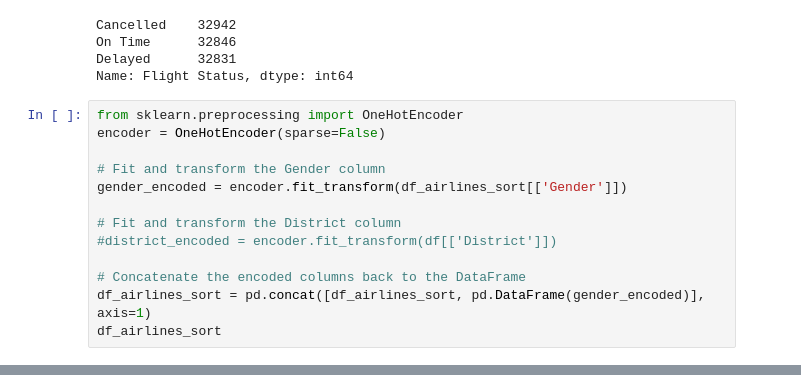
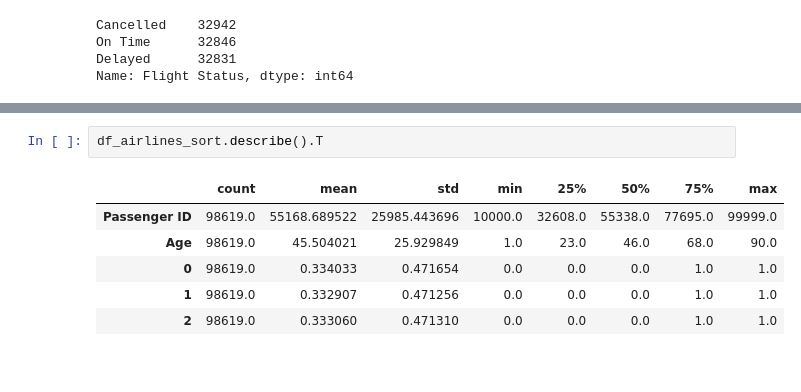
Before and after one commit to Nlasry1996/Airlines, a Jupyter notebook: Airlines.ipynb, the cells around one changed output, grey strips where cells are left out. Cells and saved outputs as stored; diff of their text form.

```diff
--- a/Airlines.ipynb
+++ b/Airlines.ipynb
@@ -124,16 +124,3 @@ Cancelled    32942
 On Time      32846
 Delayed      32831
 Name: Flight Status, dtype: int64
-# %%
-from sklearn.preprocessing import OneHotEncoder
-encoder = OneHotEncoder(sparse=False)
-
-# Fit and transform the Gender column
-gender_encoded = encoder.fit_transform(df_airlines_sort[['Gender']])
-
-# Fit and transform the District column
-#district_encoded = encoder.fit_transform(df[['District']])
-
-# Concatenate the encoded columns back to the DataFrame
-df_airlines_sort = pd.concat([df_airlines_sort, pd.DataFrame(gender_encoded)], axis=1)
-df_airlines_sort
@@ -153,0 +127,9 @@ df_airlines_sort
+# %%
+df_airlines_sort.describe().T
+# %% [output]
+|  | count | mean | std | min | 25% | 50% | 75% | max |
+| Passenger ID | 98619.0 | 55168.689522 | 25985.443696 | 10000.0 | 32608.0 | 55338.0 | 77695.0 | 99999.0 |
+| Age | 98619.0 | 45.504021 | 25.929849 | 1.0 | 23.0 | 46.0 | 68.0 | 90.0 |
+| 0 | 98619.0 | 0.334033 | 0.471654 | 0.0 | 0.0 | 0.0 | 1.0 | 1.0 |
+| 1 | 98619.0 | 0.332907 | 0.471256 | 0.0 | 0.0 | 0.0 | 1.0 | 1.0 |
+| 2 | 98619.0 | 0.333060 | 0.471310 | 0.0 | 0.0 | 0.0 | 1.0 | 1.0 |
```
Also changed, not shown: parts of 1 cell of this notebook.
